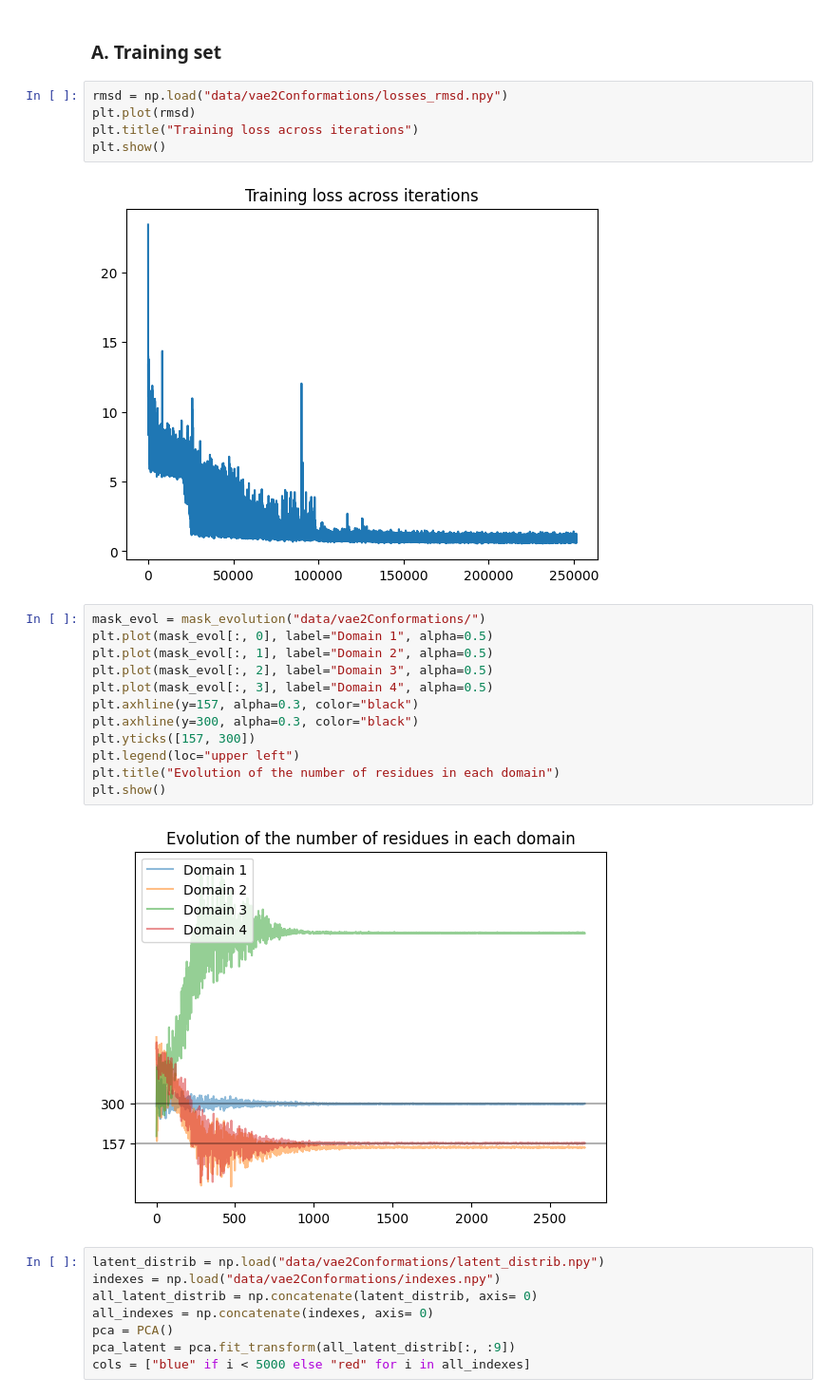
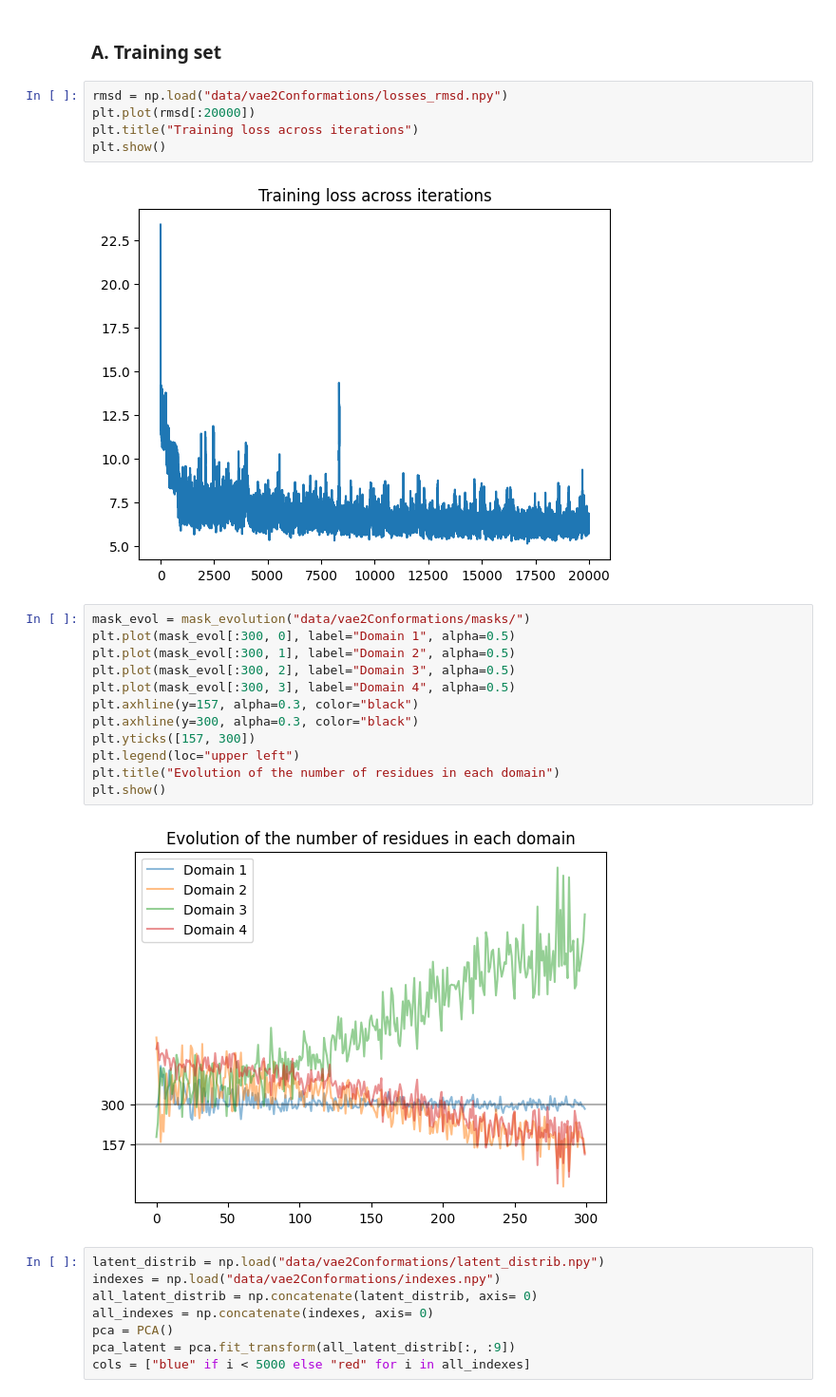
Before and after one commit to Gabriel-Ducrocq/segmentationCryoEM, a Jupyter notebook: vaeAnalysis.ipynb, the cells around one changed output. Shown at 95% size. Saved outputs shown, nothing was run; the diff lists cells and outputs as text.

```diff
--- a/vaeAnalysis.ipynb
+++ b/vaeAnalysis.ipynb
@@ -317,25 +317,25 @@ for i in range(0, 10):
 ### A. Training set
 # %%
 rmsd = np.load("data/vae2Conformations/losses_rmsd.npy")
-plt.plot(rmsd)
+plt.plot(rmsd[:20000])
 plt.title("Training loss across iterations")
 plt.show()
 # %% [output]
-[figure, old version]
+[figure, new version]
 # %%
-mask_evol = mask_evolution("data/vae2Conformations/")
-plt.plot(mask_evol[:, 0], label="Domain 1", alpha=0.5)
-plt.plot(mask_evol[:, 1], label="Domain 2", alpha=0.5)
-plt.plot(mask_evol[:, 2], label="Domain 3", alpha=0.5)
-plt.plot(mask_evol[:, 3], label="Domain 4", alpha=0.5)
+mask_evol = mask_evolution("data/vae2Conformations/masks/")
+plt.plot(mask_evol[:300, 0], label="Domain 1", alpha=0.5)
+plt.plot(mask_evol[:300, 1], label="Domain 2", alpha=0.5)
+plt.plot(mask_evol[:300, 2], label="Domain 3", alpha=0.5)
+plt.plot(mask_evol[:300, 3], label="Domain 4", alpha=0.5)
 plt.axhline(y=157, alpha=0.3, color="black")
 plt.axhline(y=300, alpha=0.3, color="black")
 plt.yticks([157, 300])
 plt.legend(loc="upper left")
 plt.title("Evolution of the number of residues in each domain")
 plt.show()
 # %% [output]
-[figure, old version]
+[figure, new version]
 # %%
 latent_distrib = np.load("data/vae2Conformations/latent_distrib.npy")
 indexes = np.load("data/vae2Conformations/indexes.npy")
```
Also changed, not shown: parts of 5 cells of this notebook, 2 other files.
